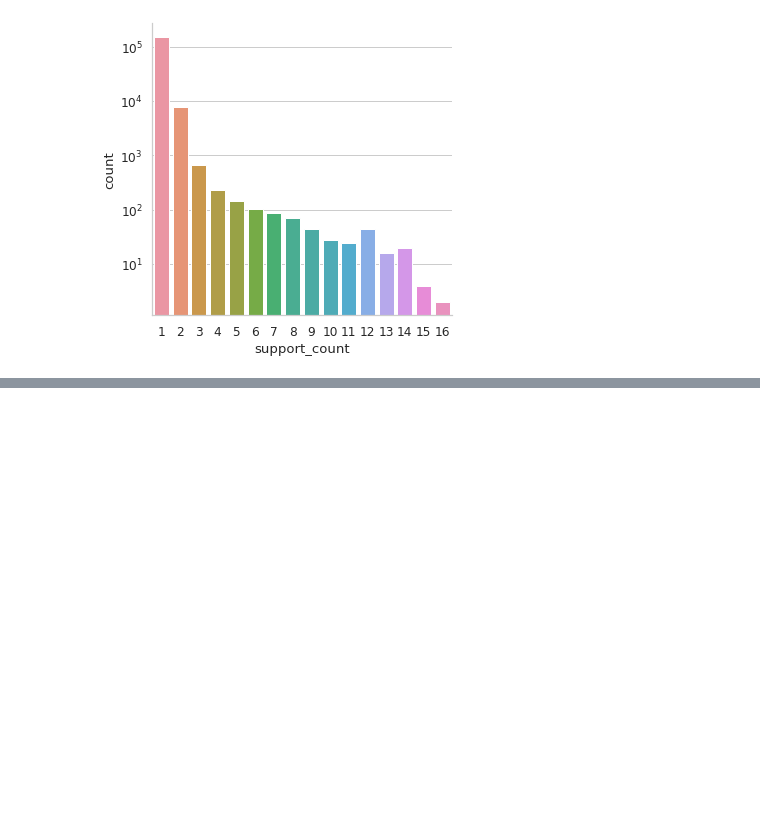
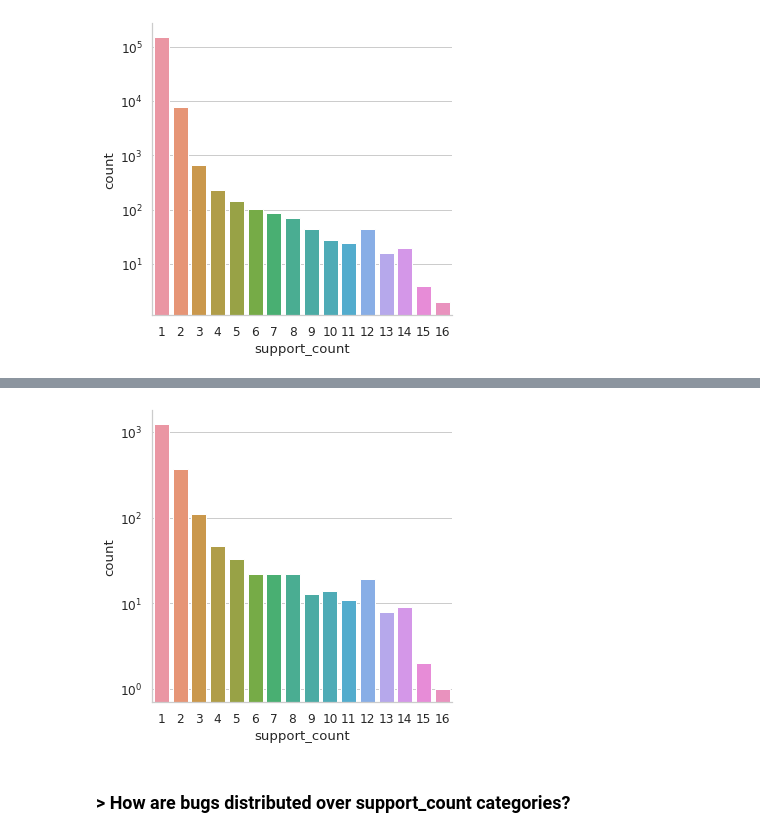
Before and after one commit to luisamaralh/co-change-dependencies, a Jupyter notebook: notebooks/eda.ipynb, the cells around one changed output, grey strips where cells are left out. Drawn from its saved outputs; the diff is of its cells as text; code cells hidden in the pictures; blank space fills up the shorter version.

Commit message:
WIP bug distribution over support categories

```diff
--- a/notebooks/eda.ipynb
+++ b/notebooks/eda.ipynb
@@ -113 +123,7 @@ cc_df[~cc_df.set_index('id_hash').index.duplicated()]
 1950 rows × 4 columns
+# %%
+show_barplot(unique_cc, 'support_count', y_logscale=True)
+# %% [output]
+[figure, added]
+# %% [markdown]
+### > How are bugs distributed over support_count categories?
```
Also changed, not shown: parts of 9 cells of this notebook.
